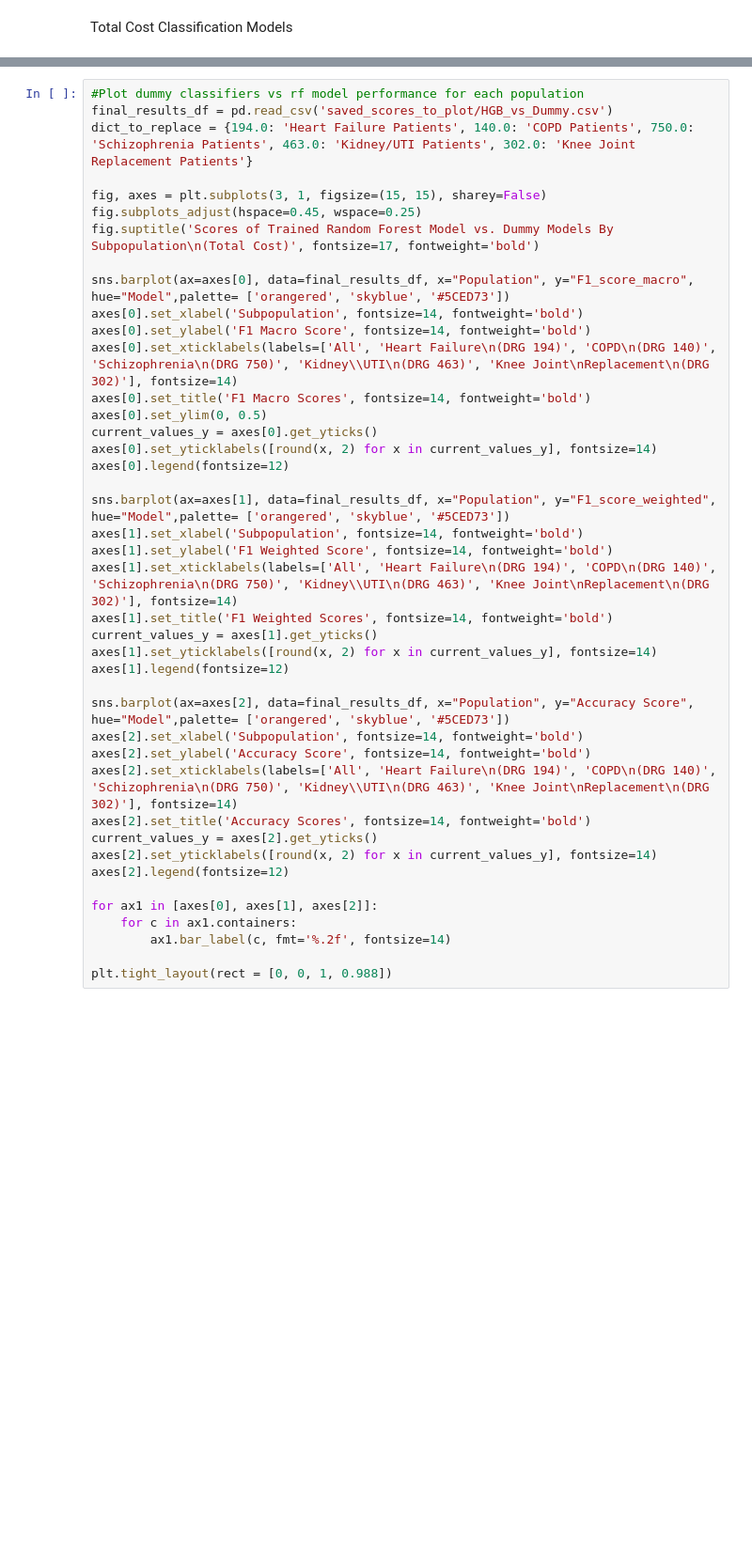
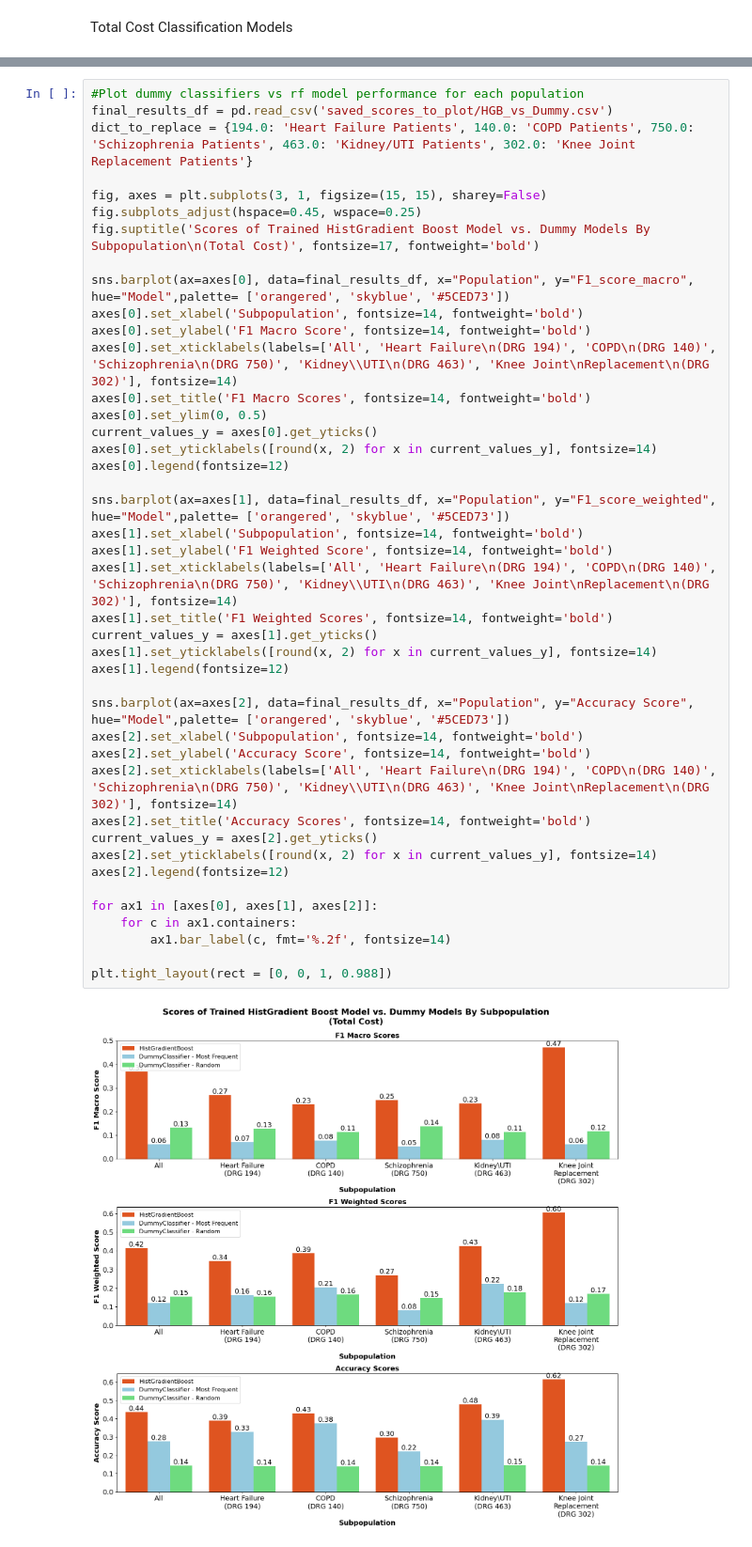
Before and after one commit to srilekha-sikhinam/medficient, a Jupyter notebook: src/visualizations/visualizations.ipynb, the cells around one changed output, grey strips where cells are left out. Shown at 94% size. Cells and saved outputs as stored; diff of their text form; blank space fills up the shorter version.

```diff
--- a/src/visualizations/visualizations.ipynb
+++ b/src/visualizations/visualizations.ipynb
@@ -482,7 +529,7 @@ dict_to_replace = {194.0: 'Heart Failure Patients', 140.0: 'COPD Patients', 750.
 
 fig, axes = plt.subplots(3, 1, figsize=(15, 15), sharey=False)
 fig.subplots_adjust(hspace=0.45, wspace=0.25)
-fig.suptitle('Scores of Trained Random Forest Model vs. Dummy Models By Subpopulation\n(Total Cost)', fontsize=17, fontweight='bold')
+fig.suptitle('Scores of Trained HistGradient Boost Model vs. Dummy Models By Subpopulation\n(Total Cost)', fontsize=17, fontweight='bold')
 
 sns.barplot(ax=axes[0], data=final_results_df, x="Population", y="F1_score_macro", hue="Model",palette= ['orangered', 'skyblue', '#5CED73'])
 axes[0].set_xlabel('Subpopulation', fontsize=14, fontweight='bold')
@@ -490,33 +537,35 @@ axes[0].set_ylabel('F1 Macro Score', fontsize=14, fontweight='bold')
 axes[0].set_xticklabels(labels=['All', 'Heart Failure\n(DRG 194)', 'COPD\n(DRG 140)', 'Schizophrenia\n(DRG 750)', 'Kidney\\UTI\n(DRG 463)', 'Knee Joint\nReplacement\n(DRG 302)'], fontsize=14)
 axes[0].set_title('F1 Macro Scores', fontsize=14, fontweight='bold')
 axes[0].set_ylim(0, 0.5)
 current_values_y = axes[0].get_yticks()
 axes[0].set_yticklabels([round(x, 2) for x in current_values_y], fontsize=14)
 axes[0].legend(fontsize=12)
 
 sns.barplot(ax=axes[1], data=final_results_df, x="Population", y="F1_score_weighted", hue="Model",palette= ['orangered', 'skyblue', '#5CED73'])
 axes[1].set_xlabel('Subpopulation', fontsize=14, fontweight='bold')
 axes[1].set_ylabel('F1 Weighted Score', fontsize=14, fontweight='bold')
 axes[1].set_xticklabels(labels=['All', 'Heart Failure\n(DRG 194)', 'COPD\n(DRG 140)', 'Schizophrenia\n(DRG 750)', 'Kidney\\UTI\n(DRG 463)', 'Knee Joint\nReplacement\n(DRG 302)'], fontsize=14)
 axes[1].set_title('F1 Weighted Scores', fontsize=14, fontweight='bold')
 current_values_y = axes[1].get_yticks()
 axes[1].set_yticklabels([round(x, 2) for x in current_values_y], fontsize=14)
 axes[1].legend(fontsize=12)
 
 sns.barplot(ax=axes[2], data=final_results_df, x="Population", y="Accuracy Score", hue="Model",palette= ['orangered', 'skyblue', '#5CED73'])
 axes[2].set_xlabel('Subpopulation', fontsize=14, fontweight='bold')
 axes[2].set_ylabel('Accuracy Score', fontsize=14, fontweight='bold')
 axes[2].set_xticklabels(labels=['All', 'Heart Failure\n(DRG 194)', 'COPD\n(DRG 140)', 'Schizophrenia\n(DRG 750)', 'Kidney\\UTI\n(DRG 463)', 'Knee Joint\nReplacement\n(DRG 302)'], fontsize=14)
 axes[2].set_title('Accuracy Scores', fontsize=14, fontweight='bold')
 current_values_y = axes[2].get_yticks()
 axes[2].set_yticklabels([round(x, 2) for x in current_values_y], fontsize=14)
 axes[2].legend(fontsize=12)
 
 for ax1 in [axes[0], axes[1], axes[2]]:
     for c in ax1.containers:
         ax1.bar_label(c, fmt='%.2f', fontsize=14)
 
 plt.tight_layout(rect = [0, 0, 1, 0.988])
+# %% [output]
+[figure, added]
 # %%
 #Plot dummy classifiers vs rf model performance for each population
 final_results_df = pd.read_csv('saved_scores_to_plot/los_oversample.csv')
```
Also changed, not shown: parts of 11 cells of this notebook.
